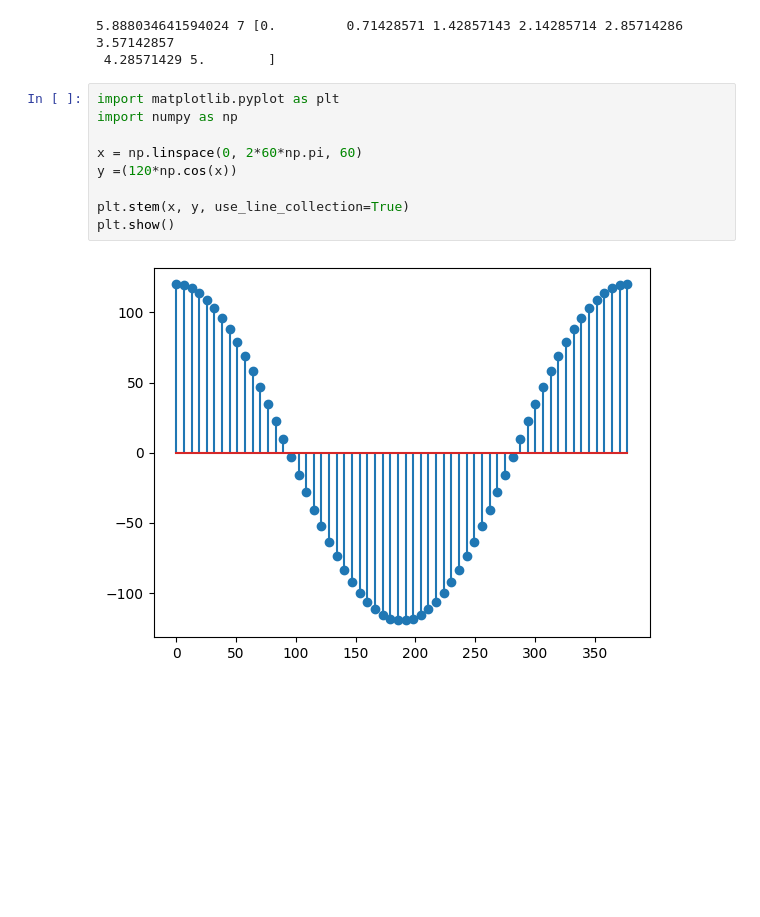
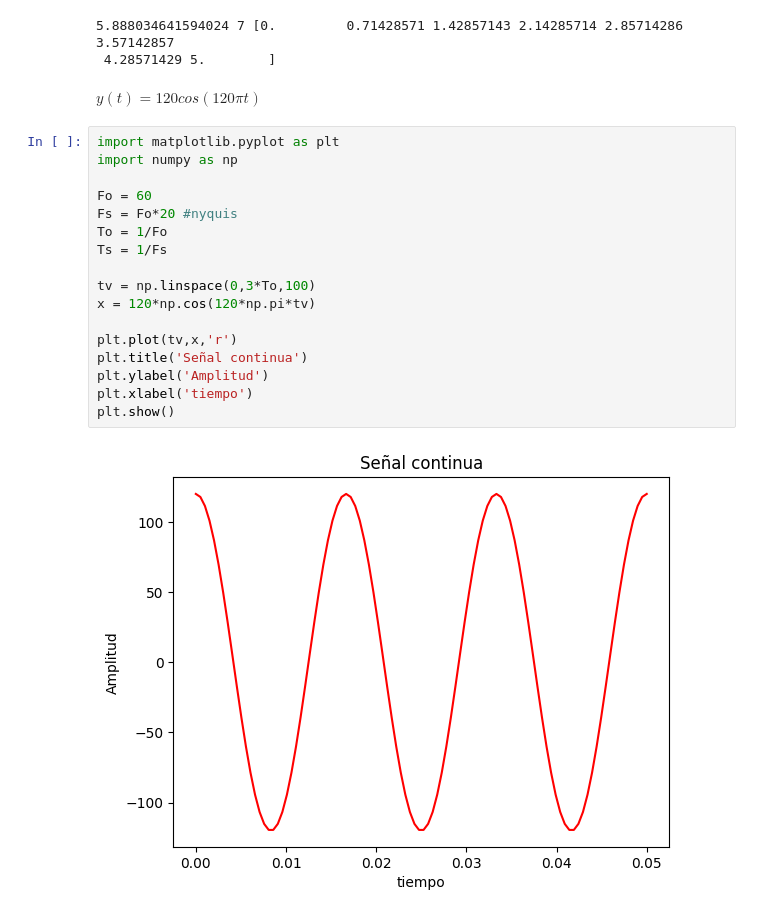
Before and after one commit to crismaque/Se-nales_y_Sistemas_2023_II, a Jupyter notebook: Ejercicios_SenalesSistemas/1_EJERCICIOS_ejemplo1SyS2021.ipynb, the cells around one changed output. Drawn from its saved outputs; the diff is of its cells as text; blank space fills up the shorter version.

```diff
--- a/Ejercicios_SenalesSistemas/1_EJERCICIOS_ejemplo1SyS2021.ipynb
+++ b/Ejercicios_SenalesSistemas/1_EJERCICIOS_ejemplo1SyS2021.ipynb
@@ -377,14 +377,24 @@ print(y[50],ind[50],ve) # para y[50] = 0.58, el estado más cercano en ve es el
 # %% [output]
 5.888034641594024 7 [0.         0.71428571 1.42857143 2.14285714 2.85714286 3.57142857
  4.28571429 5.        ]
+# %% [markdown]
+$y(t)=120cos(120\pi t)$
 # %%
 import matplotlib.pyplot as plt
 import numpy as np
 
-x = np.linspace(0, 2*60*np.pi, 60)
-y =(120*np.cos(x))
+Fo = 60
+Fs = Fo*20 #nyquis
+To = 1/Fo
+Ts = 1/Fs
 
-plt.stem(x, y, use_line_collection=True)
+tv = np.linspace(0,3*To,100)
+x = 120*np.cos(120*np.pi*tv)
+
+plt.plot(tv,x,'r')
+plt.title('Señal continua')
+plt.ylabel('Amplitud')
+plt.xlabel('tiempo')
 plt.show()
 # %% [output]
-[figure, old version]
+[figure, new version]
```
Also changed, not shown: parts of 3 cells of this notebook.
